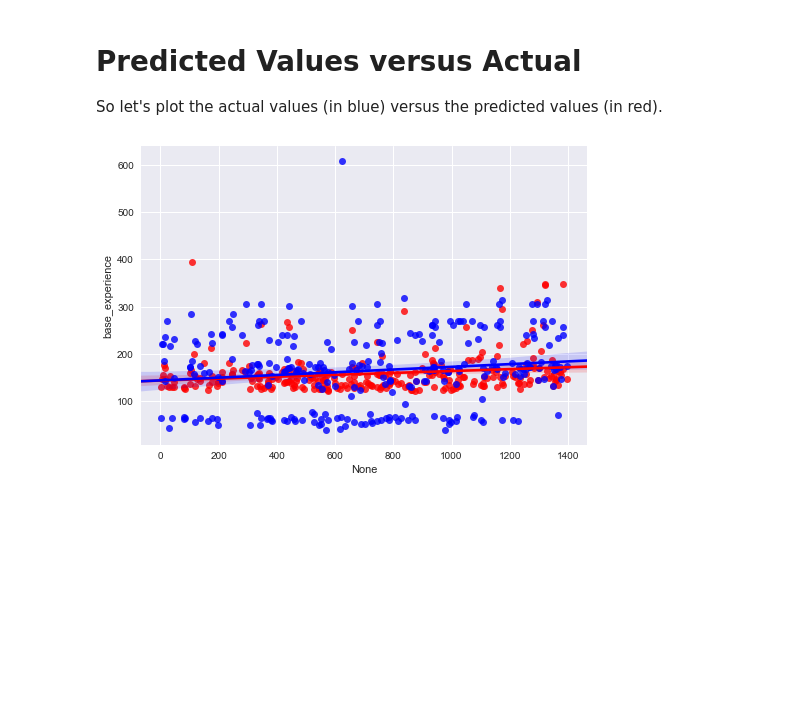
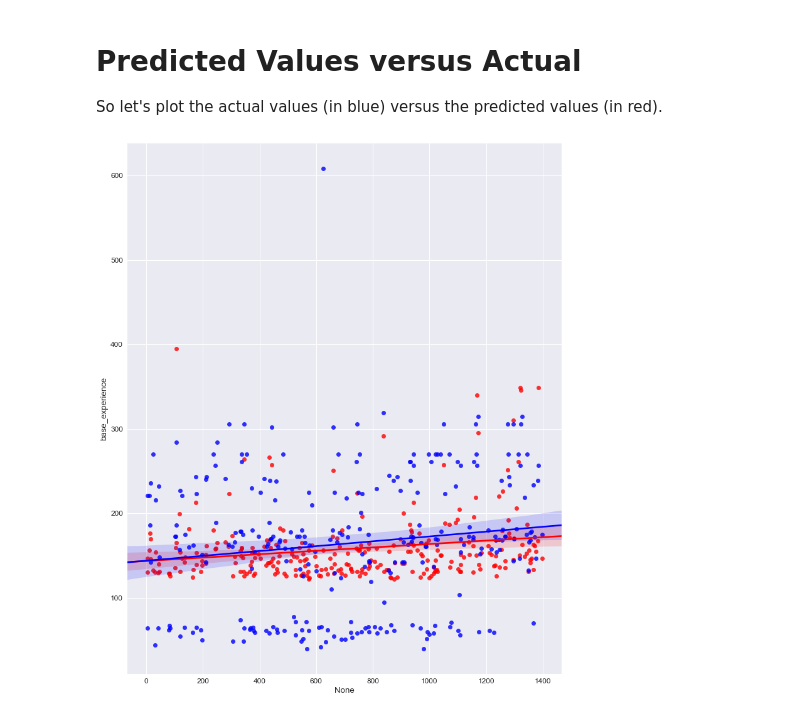
Before and after one commit to ryancollingwood/Pokedex, a Jupyter notebook: Pokedex.ipynb, the cells around one changed output. Cells and saved outputs as stored; diff of their text form; code cells hidden in the pictures; blank space fills up the shorter version.

Commit message:
formatting of final plot

```diff
--- a/Pokedex.ipynb
+++ b/Pokedex.ipynb
@@ -721,7 +724,7 @@ For each of our keep columns let's do a regression plot against `base_experience
 a4_dims = (11.7, 8.27)
 # fig, axs = plt.subplots(ncols=2, nrows = math.ceil(len(lm_keep_columns)/2), figsize=a4_dims)
 
-sns.set(font_scale=1)
+sns.set(font_scale=1.2)
 fig, axs = plt.subplots(nrows = len(lm_keep_columns)-1, figsize=(12.4, 50.54))
 
 row = 0
@@ -802,7 +805,7 @@ training_data = training_data[train_cols]
 # %% [markdown]
 # Fitting the Linear Model
 # %%
-lm = LinearRegression()
+lm = LinearRegression(normalize = True)
 # %%
 lm.fit(training_data, training_data_y)
 # %% [output]
@@ -896,8 +907,11 @@ Adjusted R Squared accounts for the reduced explanatory power of a model when th
 
 So let's plot the actual values (in blue) versus the predicted values (in red).
 # %%
+sns.set(font_scale=1.2)
+fig, axs = plt.subplots(nrows = 1, figsize=(12.4, 15.54))
+
 sns.regplot(test_data.index, predictions, color = "red")
 sns.regplot(test_data.index, test_data["base_experience"], color = "blue")
 sns.plt.show()
 # %% [output]
-[figure, old version]
+[figure, new version]
```
Also changed, not shown: parts of 23 cells of this notebook, 3 other files.
